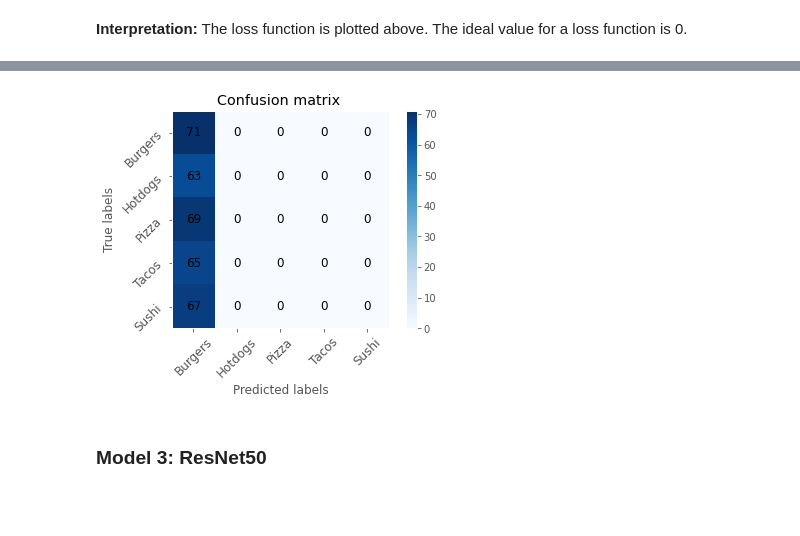
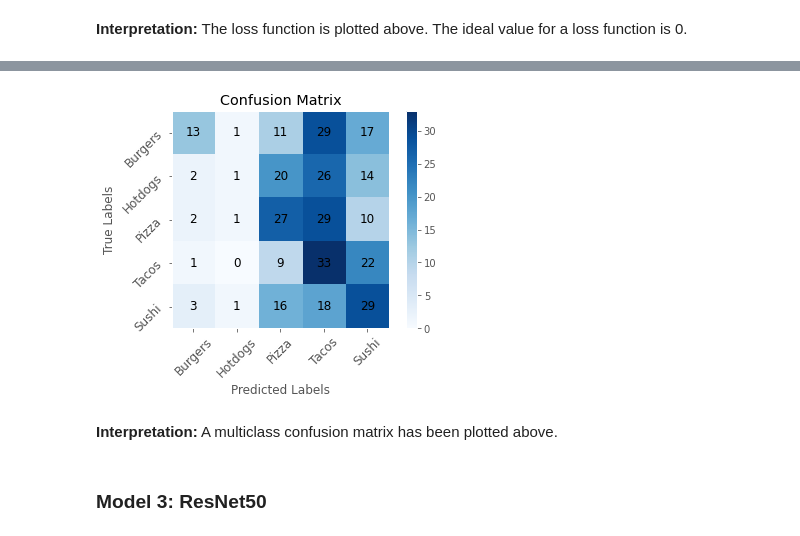
Before and after one commit to choiseun/food-image-classification-via-CNNs, a Jupyter notebook: code/03-preprocessing-modeling.ipynb, the cells around one changed output, grey strips where cells are left out. Saved outputs shown, nothing was run; the diff lists cells and outputs as text; code cells hidden in the pictures; blank space fills up the shorter version.

```diff
--- a/code/03-preprocessing-modeling.ipynb
+++ b/code/03-preprocessing-modeling.ipynb
@@ -192,22 +230,23 @@ plot_model(model, show_layer_names=True, show_shapes=True)
 # %%
 # Referenced: https://github.com/clairehester/face-mask-detector/blob/main/code/02_face_mask_detector.ipynb
 preds = model.predict(X_test, batch_size=8)
 preds = np.argmax(preds, axis=1)
 
 cm = confusion_matrix(y_test.argmax(axis=1), preds)
+plt.imshow(cm, cmap='Blues', interpolation='nearest')
 
-plt.style.use('ggplot')
-plt.imshow(cm, cmap=plt.cm.Viridis, interpolation='nearest')
-plt.xlabel("Predicted labels")
-plt.ylabel("True labels")
+plt.title('Confusion Matrix')
+plt.xlabel('Predicted Labels')
+plt.ylabel('True Labels')
 plt.xticks(np.arange(len(cm)), ['Burgers', 'Hotdogs', 'Pizza', 'Tacos', 'Sushi'], rotation=45, size='large')
 plt.yticks(np.arange(len(cm)), ['Burgers', 'Hotdogs', 'Pizza', 'Tacos', 'Sushi'], rotation=45, size='large')
-plt.title('Confusion matrix ')
 plt.grid(None)
 plt.colorbar()
+
 for i in range(len(cm)):
     for j in range(len(cm)):
         plt.text(j, i, cm[i, j], ha='center', va='center', size='large')
+
 plt.show()
 # %% [output]
-[figure, old version]
+[figure, new version]
@@ -216,3 +253,5 @@ plt.show()
+# %% [markdown]
+**Interpretation:** A multiclass confusion matrix has been plotted above.
 # %% [markdown]
 ### Model 3: ResNet50
 # %%
```
Also changed, not shown: parts of 15 cells of this notebook, 1 other file.
